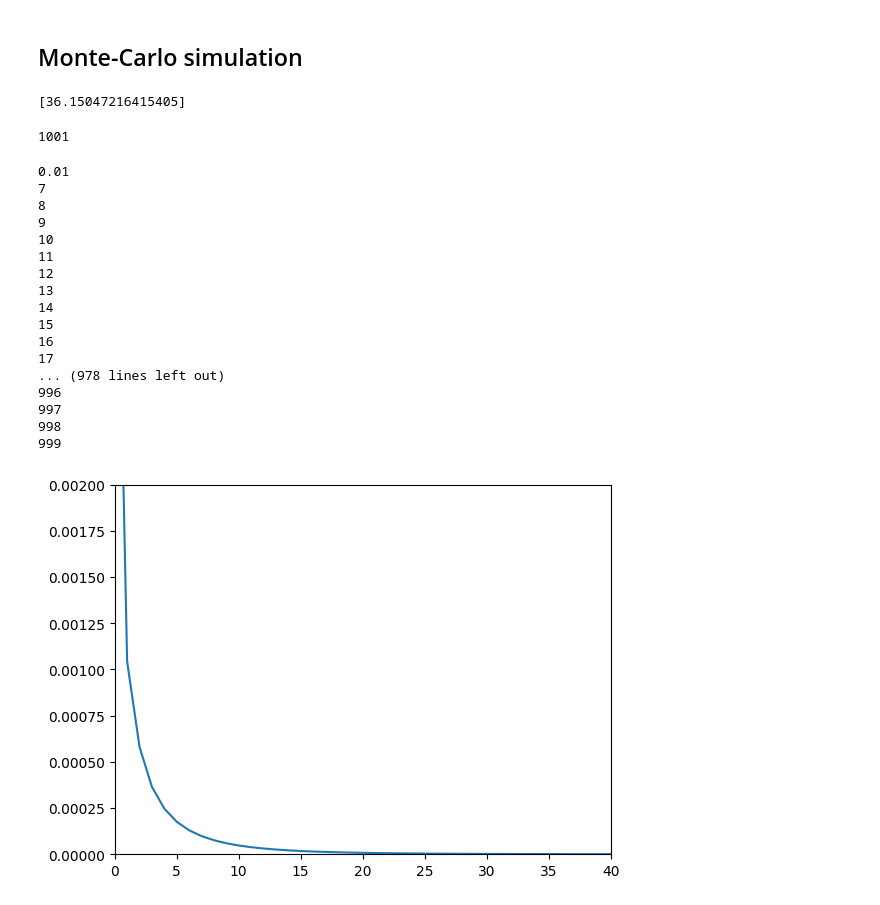
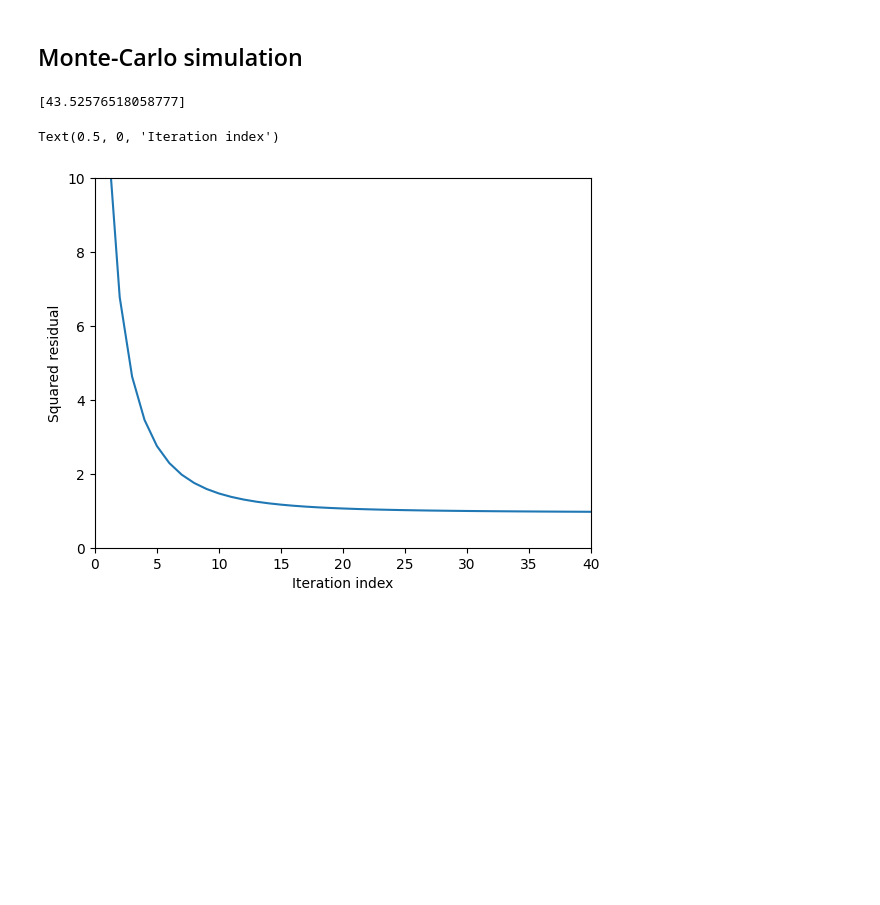
Before and after one commit to EarlyStop/EarlyStopping, a Jupyter notebook: notebooks/LandweberSimulationStudy.ipynb, the cells around one changed output. Saved outputs shown, nothing was run; the diff lists cells and outputs as text; code cells hidden in the pictures; blank space fills up the shorter version.

Commit message:
Updated Landweber simulation study and Landweber algorithm

```diff
--- a/notebooks/LandweberSimulationStudy.ipynb
+++ b/notebooks/LandweberSimulationStudy.ipynb
@@ -47,59 +46,36 @@ plt.legend()
 ## Monte-Carlo simulation
 # %%
 # Specify number of Monte-Carlo runs
-nruns = 1
+number_runs = 1
 
 # Create observations
 noise_level = 0.01
-noise = noise_level*np.random.normal(0, noise_level, (D, nruns))
+noise = np.random.normal(0, noise_level, (D, number_runs))
 observation_supersmooth = noise + np.matmul(design_matrix, signal_supersmooth)[:, None]
 observation_smooth = noise + np.matmul(design_matrix, signal_smooth)[:, None]
 observation_rough = noise + np.matmul(design_matrix, signal_rough)[:, None]
 # %%
 # Create models
-models_supersmooth = [es.landweber(design_matrix, observation_supersmooth[:, i]) for i in range(nruns)]
+models_supersmooth = [es.landweber(design_matrix, observation_supersmooth[:, i]) for i in range(number_runs)]
 # %%
 # Caculate Landweber estimates after 1000 iterations
-niterations = 1000
+number_iterations = 1000
 runtime_vec = []
 for obj in models_supersmooth:
     start_time = time.time()
-    obj.landw(niterations)
+    obj.landw(number_iterations)
     end_time = time.time()
     runtime_vec.append(end_time - start_time)
+print(runtime_vec)
+# %% [output]
+[43.52576518058777]
-# %%
-print(runtime_vec)
-# %% [output]
-[36.15047216415405]
-# %%
-len(models_supersmooth[0].residuals)
-# %% [output]
-1001
 # %%
-plt.plot(range(1001), models_supersmooth[0].residuals)
+# Plot squared residuals of first Monte-Carlo run
+plt.plot(range(number_iterations+1), models_supersmooth[0].residuals)
 plt.xlim([0,40])
-plt.ylim([0,0.002])
-print(noise_level)
-test = models_supersmooth[0].residuals < 0.0001
-for i in range(niterations):
-    if test[i]==True:
-        print(i)
+plt.ylim([0,10])
+plt.ylabel("Squared residual")
+plt.xlabel("Iteration index")
 # %% [output]
-0.01
-7
-8
-9
-10
-11
-12
-13
-14
-15
-16
-17
-... (978 lines left out)
-996
-997
-998
-999
+Text(0.5, 0, 'Iteration index')
-[figure, old version]
+[figure, new version]
```
Also changed, not shown: parts of 1 cell of this notebook, 1 other file.
